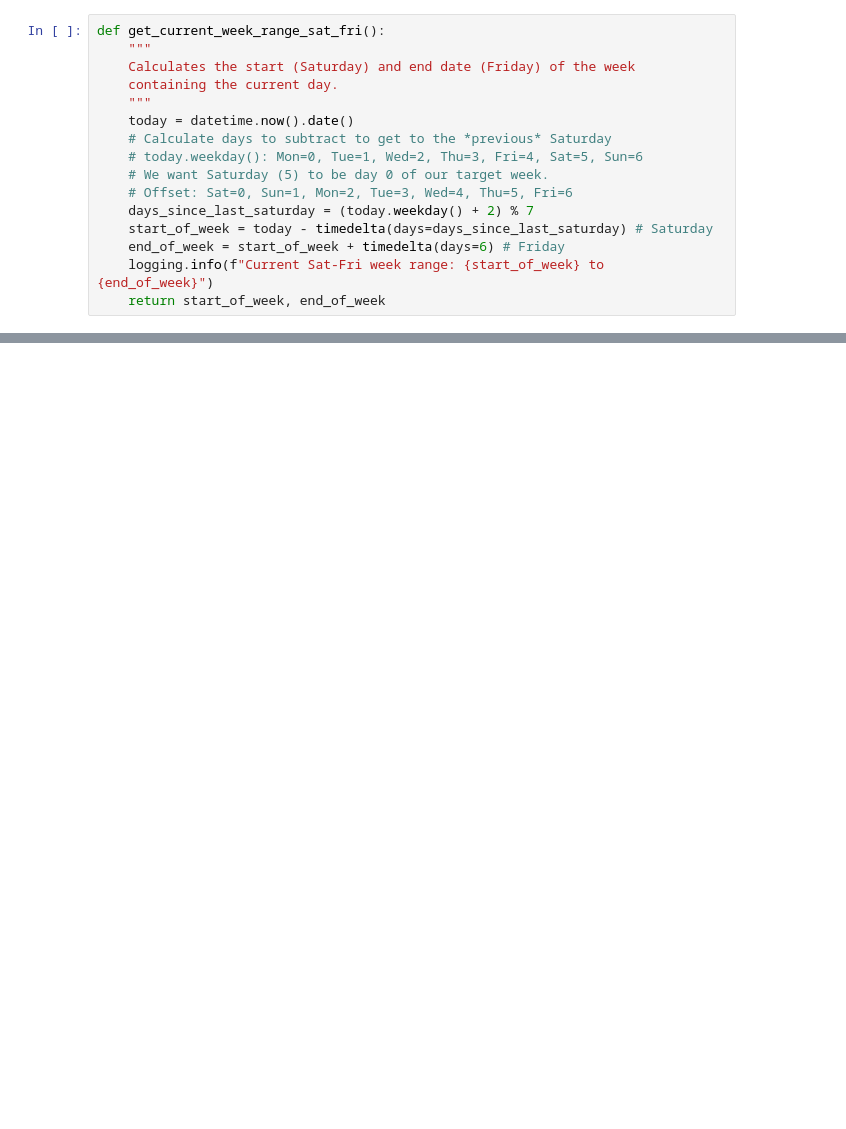
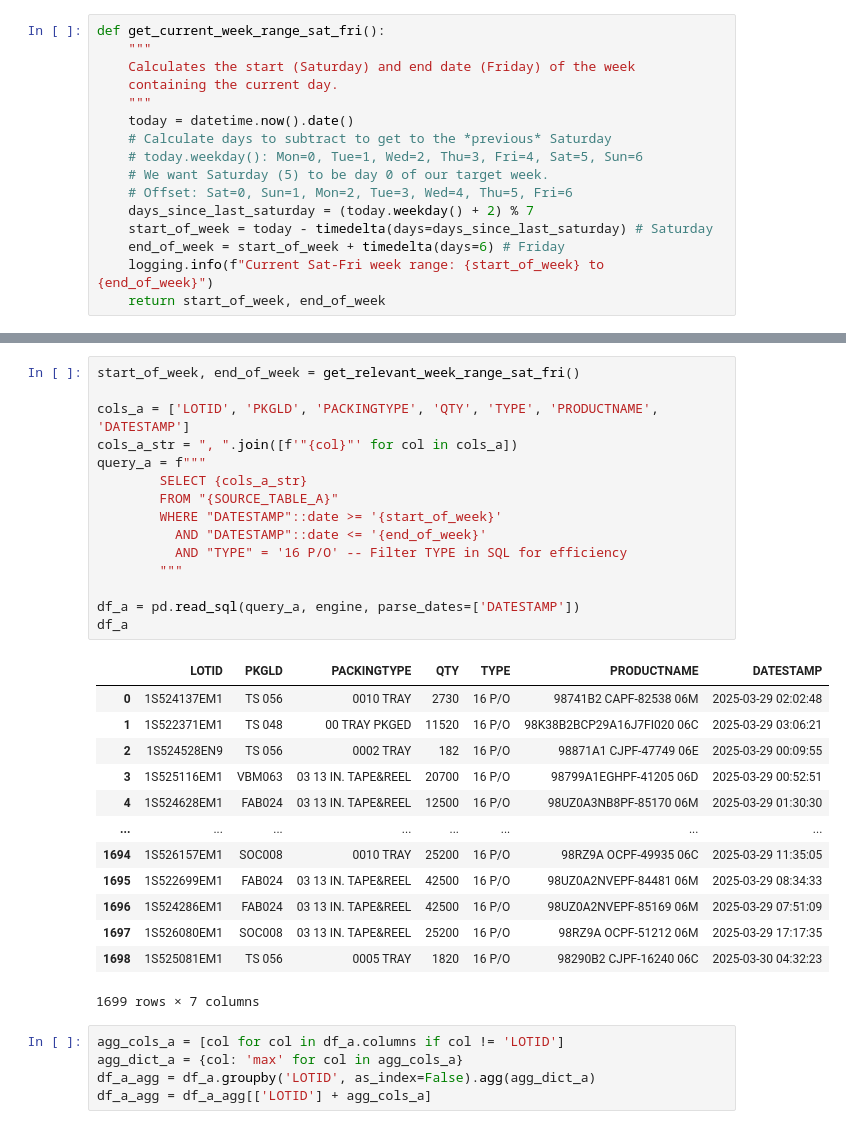
Before and after one commit to Yotin-N/Data-pipeline, a Jupyter notebook: Debug.ipynb, the cells around one changed output, grey strips where cells are left out. Saved outputs shown, nothing was run; the diff lists cells and outputs as text; blank space fills up the shorter version.

```diff
--- a/Debug.ipynb
+++ b/Debug.ipynb
@@ -53,0 +128,34 @@ except Exception as e:
+# %%
+start_of_week, end_of_week = get_relevant_week_range_sat_fri()
+
+cols_a = ['LOTID', 'PKGLD', 'PACKINGTYPE', 'QTY', 'TYPE', 'PRODUCTNAME', 'DATESTAMP']
+cols_a_str = ", ".join([f'"{col}"' for col in cols_a])
+query_a = f"""
+        SELECT {cols_a_str}
+        FROM "{SOURCE_TABLE_A}"
+        WHERE "DATESTAMP"::date >= '{start_of_week}'
+          AND "DATESTAMP"::date <= '{end_of_week}'
+          AND "TYPE" = '16 P/O' -- Filter TYPE in SQL for efficiency
+        """
+
+df_a = pd.read_sql(query_a, engine, parse_dates=['DATESTAMP'])
+df_a
+# %% [output]
+|  | LOTID | PKGLD | PACKINGTYPE | QTY | TYPE | PRODUCTNAME | DATESTAMP |
+| 0 | 1S524137EM1 | TS 056 | 0010 TRAY | 2730 | 16 P/O | 98741B2 CAPF-82538 06M | 2025-03-29 02:02:48 |
+| 1 | 1S522371EM1 | TS 048 | 00 TRAY PKGED | 11520 | 16 P/O | 98K38B2BCP29A16J7FI020 06C | 2025-03-29 03:06:21 |
+| 2 | 1S524528EN9 | TS 056 | 0002 TRAY | 182 | 16 P/O | 98871A1 CJPF-47749 06E | 2025-03-29 00:09:55 |
+| 3 | 1S525116EM1 | VBM063 | 03 13 IN. TAPE&REEL | 20700 | 16 P/O | 98799A1EGHPF-41205 06D | 2025-03-29 00:52:51 |
+| 4 | 1S524628EM1 | FAB024 | 03 13 IN. TAPE&REEL | 12500 | 16 P/O | 98UZ0A3NB8PF-85170 06M | 2025-03-29 01:30:30 |
+| ... | ... | ... | ... | ... | ... | ... | ... |
+| 1694 | 1S526157EM1 | SOC008 | 0010 TRAY | 25200 | 16 P/O | 98RZ9A OCPF-49935 06C | 2025-03-29 11:35:05 |
+| 1695 | 1S522699EM1 | FAB024 | 03 13 IN. TAPE&REEL | 42500 | 16 P/O | 98UZ0A2NVEPF-84481 06M | 2025-03-29 08:34:33 |
+| 1696 | 1S524286EM1 | FAB024 | 03 13 IN. TAPE&REEL | 42500 | 16 P/O | 98UZ0A2NVEPF-85169 06M | 2025-03-29 07:51:09 |
+| 1697 | 1S526080EM1 | SOC008 | 03 13 IN. TAPE&REEL | 25200 | 16 P/O | 98RZ9A OCPF-51212 06M | 2025-03-29 17:17:35 |
+| 1698 | 1S525081EM1 | TS 056 | 0005 TRAY | 1820 | 16 P/O | 98290B2 CJPF-16240 06C | 2025-03-30 04:32:23 |
+1699 rows × 7 columns
+# %%
+agg_cols_a = [col for col in df_a.columns if col != 'LOTID']
+agg_dict_a = {col: 'max' for col in agg_cols_a}
+df_a_agg = df_a.groupby('LOTID', as_index=False).agg(agg_dict_a)
+df_a_agg = df_a_agg[['LOTID'] + agg_cols_a]
```
Also changed, not shown: parts of 9 cells of this notebook, 57 other files.
